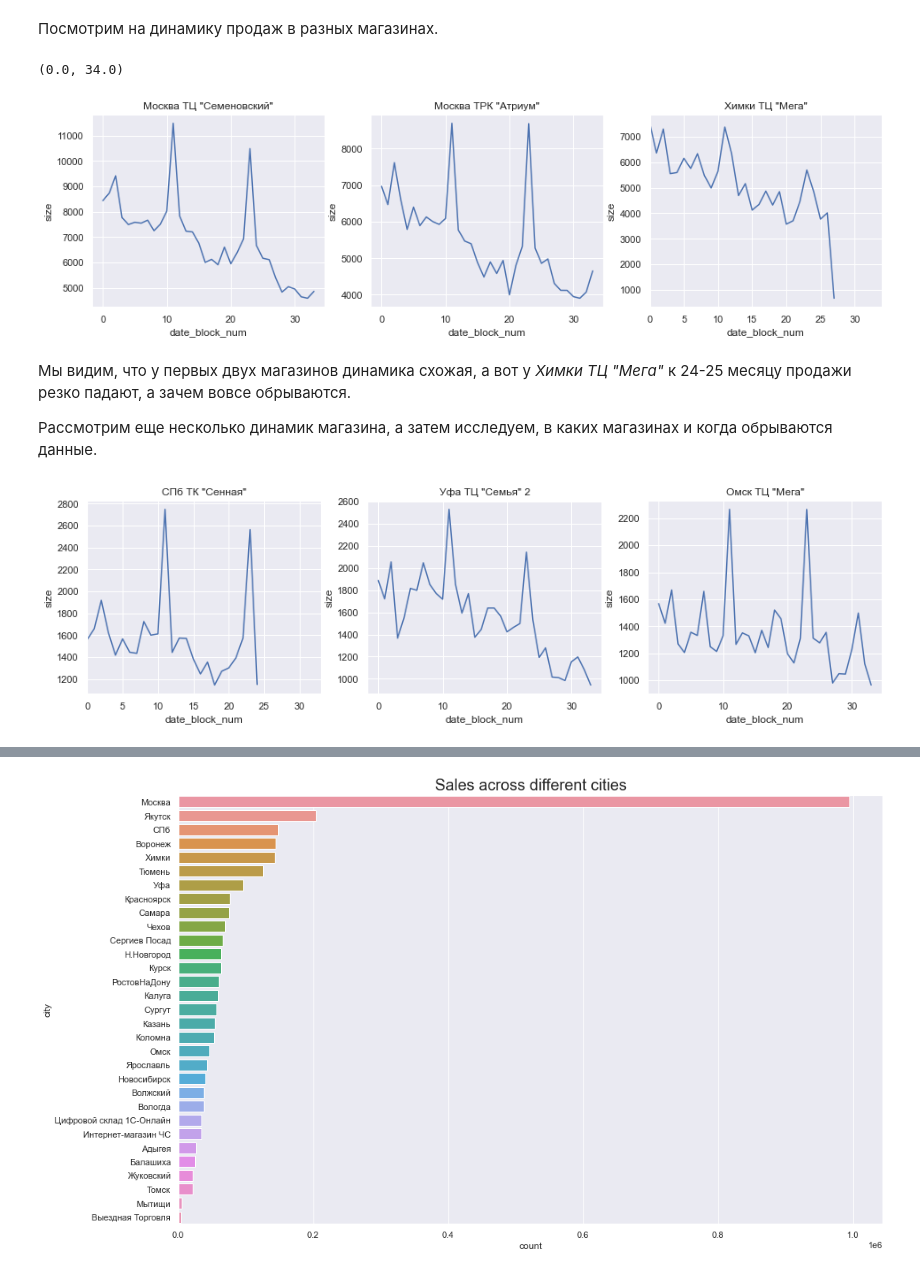
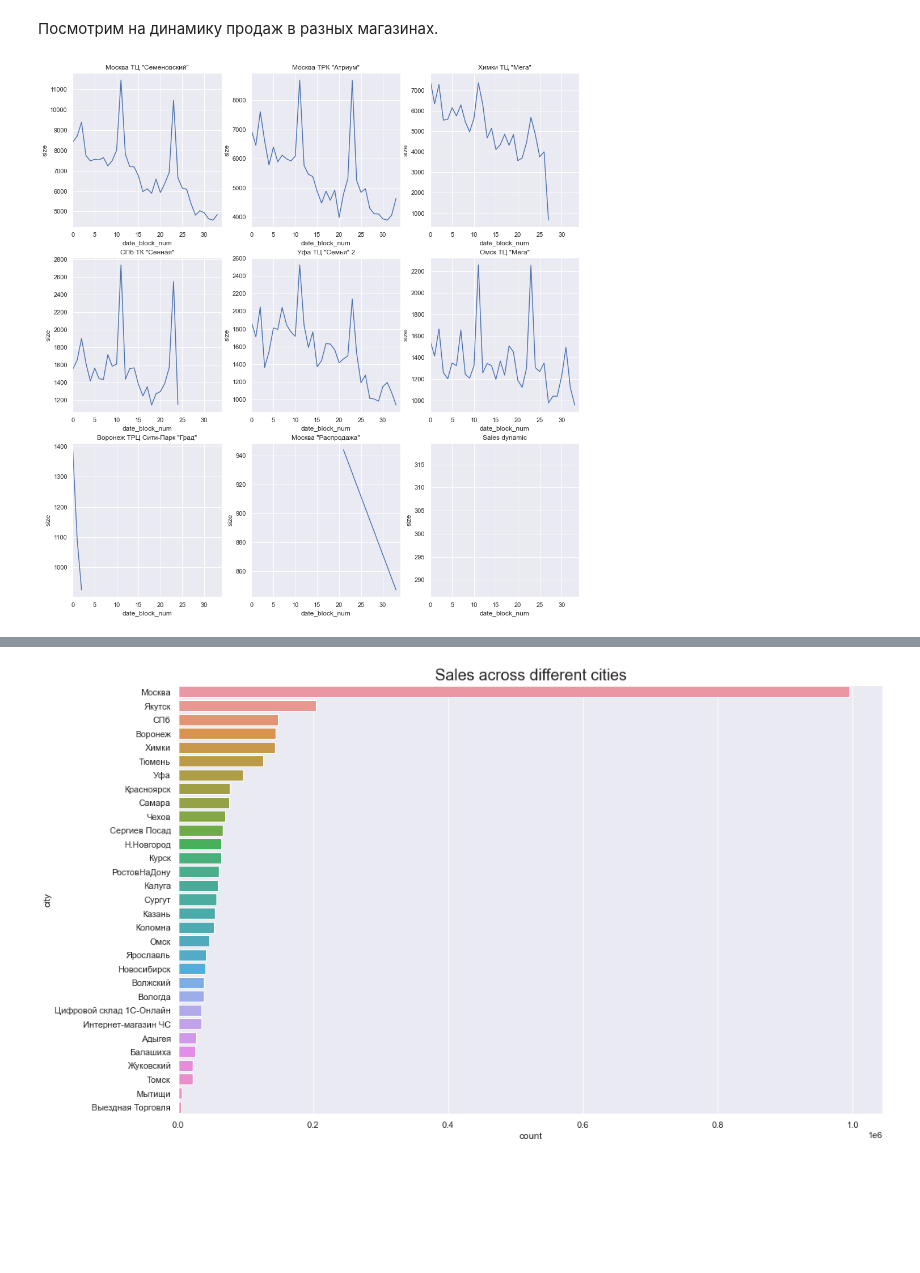
Before and after one commit to masha-mcr/DS_practice, a Jupyter notebook: future_sales_prediction/notebooks/1.2 EDA.ipynb, the cells around one changed output, grey strips where cells are left out. Cells and saved outputs as stored; diff of their text form; code cells hidden in the pictures; blank space fills up the shorter version.

```diff
--- a/future_sales_prediction/notebooks/1.2 EDA.ipynb
+++ b/future_sales_prediction/notebooks/1.2 EDA.ipynb
@@ -5,7 +6,7 @@ import seaborn as sns
 sns.set(rc={'figure.figsize':(12,8)})
 import re
 # %%
-sales = pd.read_csv('../data/interim/sales_train_etl.csv')
+sales = pd.read_csv('../data/interim/sales_train_etl.csv', parse_dates=['date'])
 shops = pd.read_csv('../data/interim/shops_etl.csv')
 items = pd.read_csv('../data/interim/items_etl.csv')
 item_cat = pd.read_csv('../data/interim/item_categories_etl.csv')
@@ -30,8 +31,6 @@ plt.title('date_block_num distribution across Sales', fontsize=20);
 
 Проанализируем по остальным месяцам и дням недели:
 # %%
-sales['date'] = pd.to_datetime(sales['date'], format="%d.%m.%Y")
-
 sales['month'] = sales['date_block_num'] % 12 + 1
 sales['year'] = sales['date'].dt.year
 sales['day_of_week'] = sales['date'].dt.dayofweek
@@ -57,3 +56,10 @@ plt.title('DoW distribution across Sales', fontsize=20);
 ### shops and items
 # %%
 sales_merged = sales.merge(shops, on='shop_id').merge(items, on='item_id').merge(item_cat, on='item_category_id')
+# %%
+fig, axs = plt.subplots(nrows=2)
+sns.set(rc={'figure.figsize':(10,12)})
+sns.lineplot(data=sales_merged.groupby(['date_block_num'], as_index=False).agg({'item_id':'nunique'}), y='item_id', x='date_block_num', ax=axs[0]);
+axs[0].set_title('Amount of items being actively sold')
+sns.lineplot(data=sales_merged.groupby(['date_block_num'], as_index=False).agg({'shop_id':'nunique'}), y='shop_id', x='date_block_num',ax=axs[1]);
+axs[1].set_title('Amount of shops present active');
@@ -65,31 +73,13 @@ sns.countplot(data=sales_merged, y="shop_name", order = sales_merged['shop_name'
 # %% [markdown]
 Посмотрим на динамику продаж в разных магазинах.
 # %%
-sns.set(rc={'figure.figsize':(16,4)})
-fig, axs = plt.subplots(ncols=3)
-sns.lineplot(data=sales_merged[sales_merged['shop_name'] == 'Москва ТЦ "Семеновский"'].groupby(['date_block_num'], as_index=False).size(), x='date_block_num', y='size', ax=axs[0])
-axs[0].set_title('Москва ТЦ "Семеновский"')
-sns.lineplot(data=sales_merged[sales_merged['shop_name'] == 'Москва ТРК "Атриум"'].groupby(['date_block_num'], as_index=False).size(), x='date_block_num', y='size', ax=axs[1])
-axs[1].set_title('Москва ТРК "Атриум"')
-sns.lineplot(data=sales_merged[sales_merged['shop_name'] == 'Химки ТЦ "Мега"'].groupby(['date_block_num'], as_index=False).size(), x='date_block_num', y='size', ax=axs[2])
-axs[2].set_title('Химки ТЦ "Мега"');
-axs[2].set_xlim([0,34])
+sns.set(rc={'figure.figsize':(16,17)})
+fig, axs = plt.subplots(ncols=3, nrows=3)
+cities = ['Москва ТЦ "Семеновский"', 'Москва ТРК "Атриум"', 'Химки ТЦ "Мега"', 'СПб ТК "Сенная"', 'Уфа ТЦ "Семья" 2', 'Омск ТЦ "Мега"', 'Воронеж ТРЦ Сити-Парк "Град"', 'Москва "Распродажа"', 'Новосибирск ТРЦ "Галерея Новосибирск"']
+for city, ax in zip(cities, axs.flatten()):
+    sns.lineplot(data=sales_merged[sales_merged['shop_name'] == city].groupby(['date_block_num'], as_index=False).size(), x='date_block_num', y='size', ax=ax)
+    ax.set_title(city)
+    ax.set_xlim([0,34])
+plt.title('Sales dynamic');
 # %% [output]
-(0.0, 34.0)
-[figure, old version]
+[figure, new version]
-# %% [markdown]
-Мы видим, что у первых двух магазинов динамика схожая, а вот у *Химки ТЦ "Мега"* к 24-25 месяцу продажи резко падают, а зачем вовсе обрываются.
-
-Рассмотрим еще несколько динамик магазина, а затем исследуем, в каких магазинах и когда обрываются данные.
-# %%
-sns.set(rc={'figure.figsize':(16,4)})
-fig, axs = plt.subplots(ncols=3)
-sns.lineplot(data=sales_merged[sales_merged['shop_name'] == 'СПб ТК "Сенная"'].groupby(['date_block_num'], as_index=False).size(), x='date_block_num', y='size', ax=axs[0])
-axs[0].set_title('СПб ТК "Сенная"')
-axs[0].set_xlim([0,34])
-sns.lineplot(data=sales_merged[sales_merged['shop_name'] == 'Уфа ТЦ "Семья" 2'].groupby(['date_block_num'], as_index=False).size(), x='date_block_num', y='size', ax=axs[1])
-axs[1].set_title('Уфа ТЦ "Семья" 2')
-sns.lineplot(data=sales_merged[sales_merged['shop_name'] == 'Омск ТЦ "Мега"'].groupby(['date_block_num'], as_index=False).size(), x='date_block_num', y='size', ax=axs[2])
-axs[2].set_title('Омск ТЦ "Мега"');
-# %% [output]
-[figure, removed]
```
Also changed, not shown: parts of 21 cells of this notebook.
